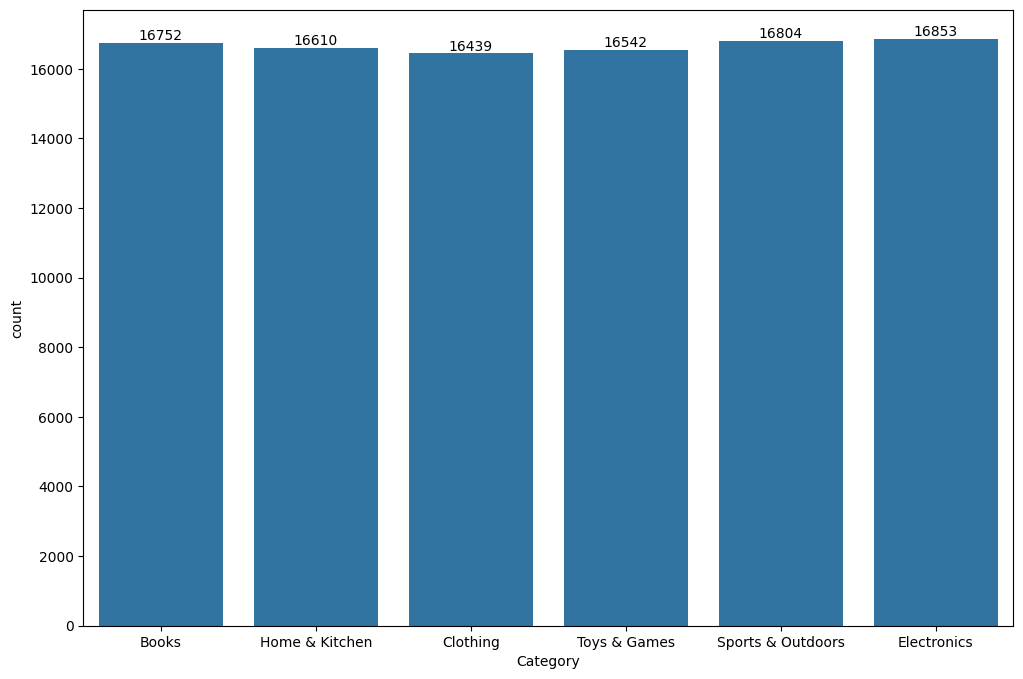
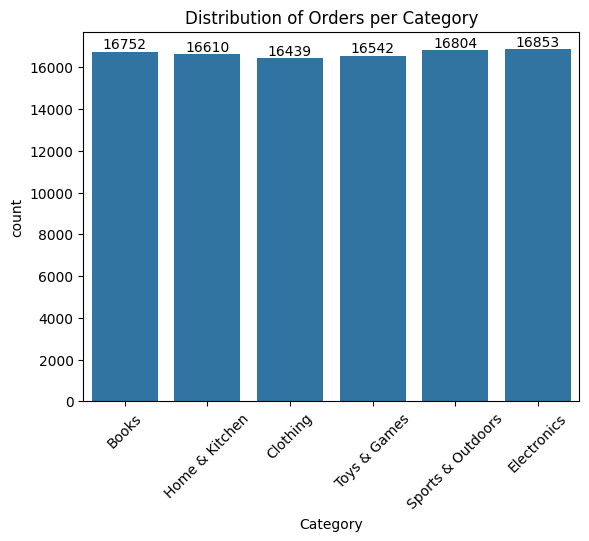
Code edit (unified diff) that turned the first committed figure into the second:
--- before
+++ after
@@ -1,5 +1,4 @@
 
 # order count per category
-plt.figure(figsize=(12,8))
 
 ax = sns.countplot(data=df, x='Category')
@@ -8,2 +7,6 @@
                 (p.get_x() + p.get_width() / 2, p.get_height()),
                 ha='center', va='bottom')
+    
+plt.title('Distribution of Orders per Category')
+plt.xticks(rotation=45)
+plt.show()  

Commit: remove unused cols